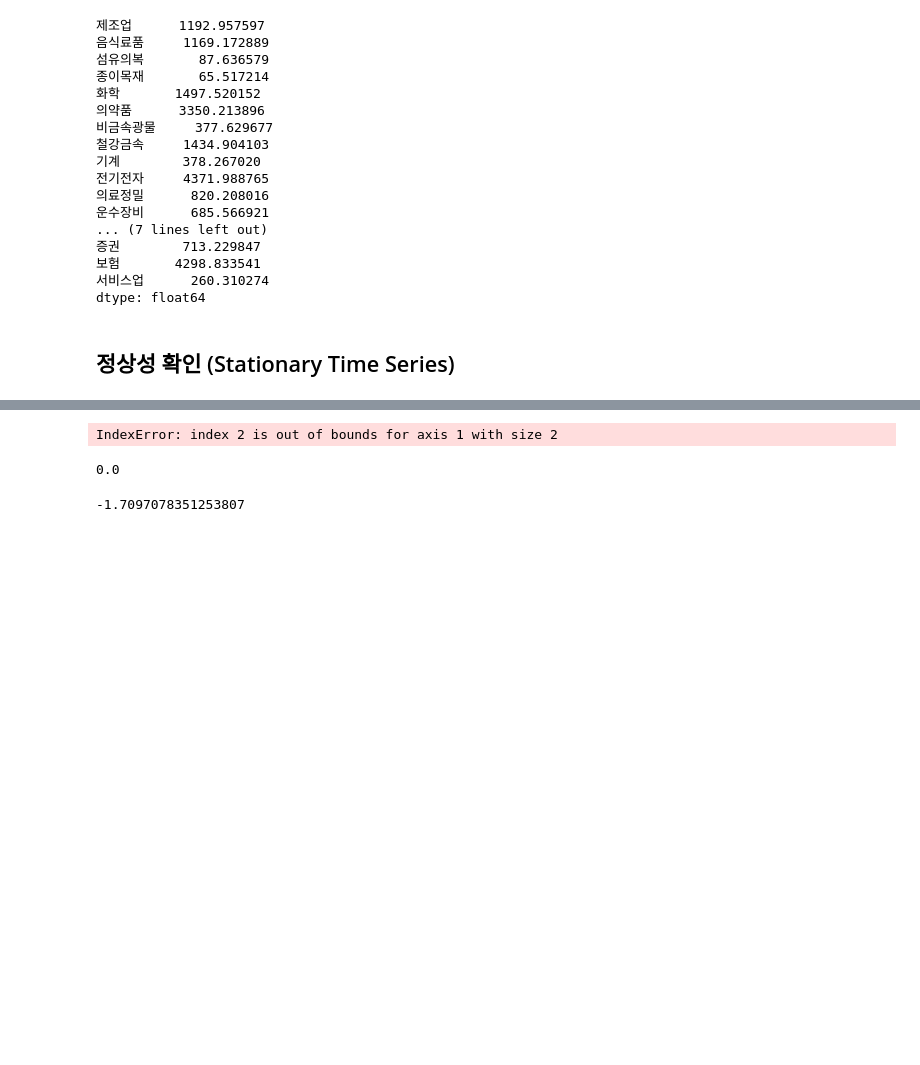
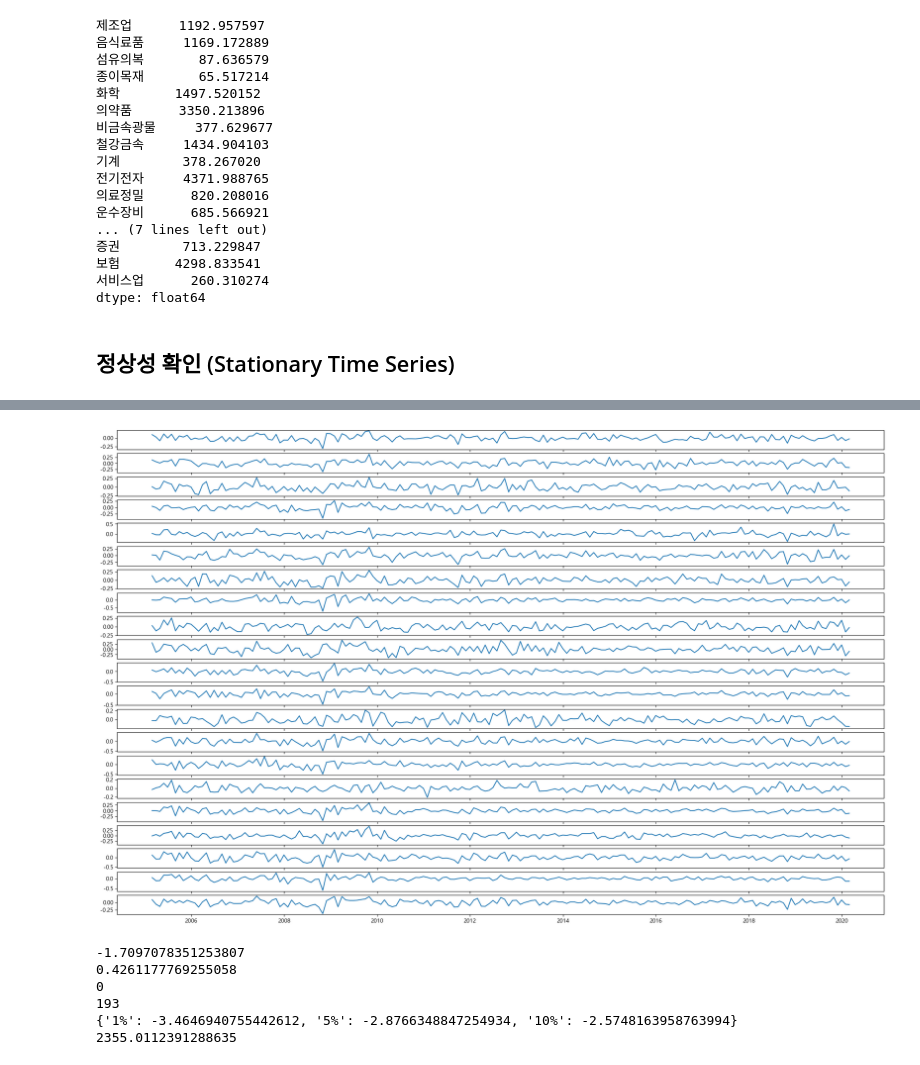
Before and after one commit to Jjineeq/Quant, a Jupyter notebook: EDA.ipynb, the cells around one changed output, grey strips where cells are left out. Saved outputs shown, nothing was run; the diff lists cells and outputs as text; code cells hidden in the pictures; blank space fills up the shorter version.

```diff
--- a/EDA.ipynb
+++ b/EDA.ipynb
@@ -118,0 +125,9 @@ len(df.columns)
+# %%
+# 계절성 제거
+plt.figure(figsize = (24,16))
+for i in range(1, len(df.columns)):
+    plt.subplot(len(df.columns),1,i)
+    plt.plot(np.log(df.iloc[:,i]).diff().diff(12).dropna())
+plt.show()
+# %% [output]
+[figure, added]
@@ -119,15 +143,13 @@ len(df.columns)
+# %%
+adf_test(df.iloc[:,1])
+# %% [output]
+-1.7097078351253807
+0.4261177769255058
+0
+193
+{'1%': -3.4646940755442612, '5%': -2.8766348847254934, '10%': -2.5748163958763994}
+2355.0112391288635
 # %%
-adfuller_test = np.zeros(shape = (len(df.columns),2))
-for i in range(len(df.columns)):
-    adfuller_test[i,1] = adfuller(df.iloc[:,i], autolag= "AIC")[0]
-    adfuller_test[i,2] = adfuller(df.iloc[:,i], autolag= "AIC")[1]
+test = []
+for i in range(0, len(df.columns)):
+   test.append(adfuller(df.iloc[:,i])[0:2]) #stat, p-value 저장
-# %% [output]
-IndexError: index 2 is out of bounds for axis 1 with size 2
-# %%
-np.zeros(shape = (len(df.columns),2))[1,1]
-# %% [output]
-0.0
-# %%
-adfuller(df.iloc[:,1], autolag= "AIC")[0]
-# %% [output]
--1.7097078351253807
```
Also changed, not shown: parts of 17 cells of this notebook, 3 other files.
